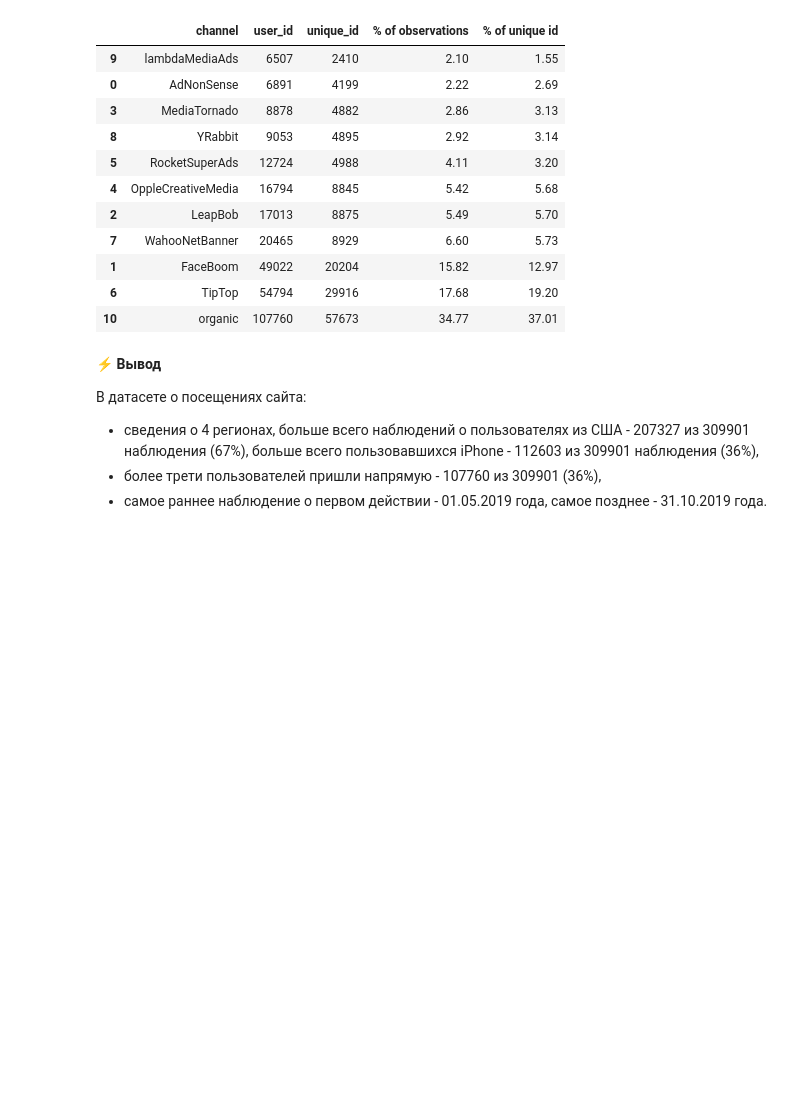
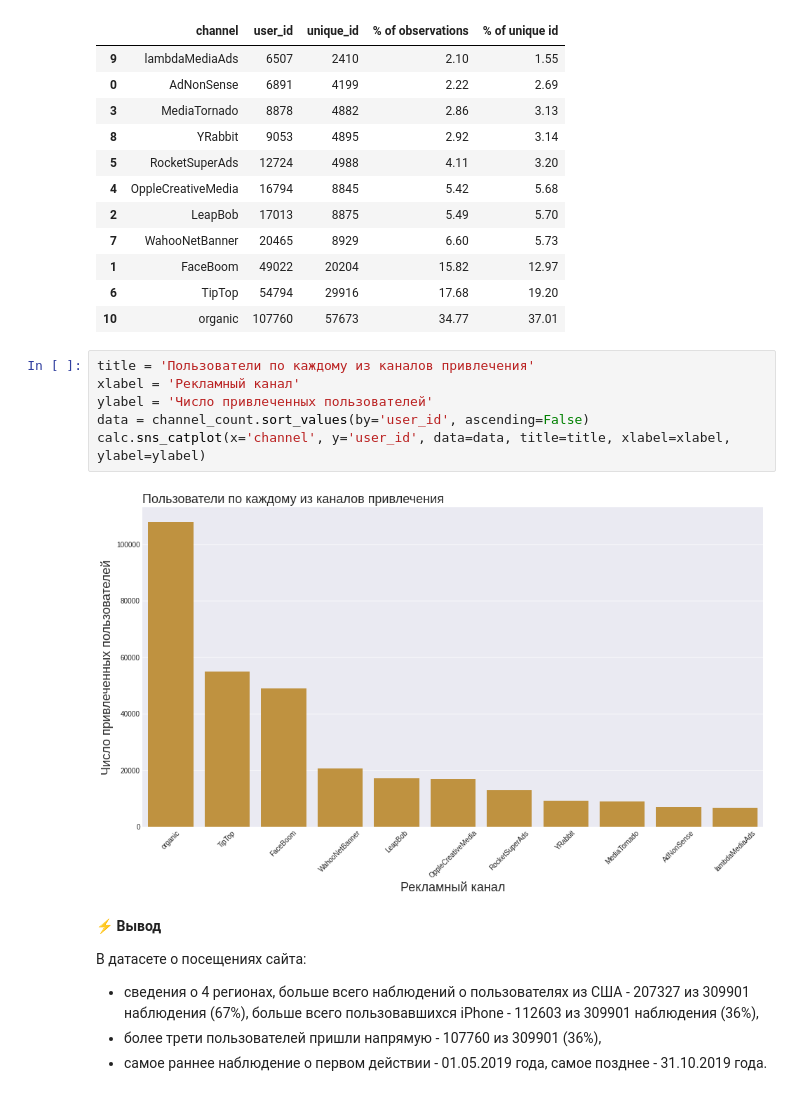
Before and after one commit to ikazman/practicum_da_projects, a Jupyter notebook: marketing_analysis/maketing_analysis.ipynb, the cells around one changed output. Cells and saved outputs as stored; diff of their text form; blank space fills up the shorter version.

Commit message:
Added new graph

```diff
--- a/marketing_analysis/maketing_analysis.ipynb
+++ b/marketing_analysis/maketing_analysis.ipynb
@@ -299,6 +299,14 @@ channel_count
 | 1 | FaceBoom | 49022 | 20204 | 15.82 | 12.97 |
 | 6 | TipTop | 54794 | 29916 | 17.68 | 19.20 |
 | 10 | organic | 107760 | 57673 | 34.77 | 37.01 |
+# %%
+title = 'Пользователи по каждому из каналов привлечения'
+xlabel = 'Рекламный канал'
+ylabel = 'Число привлеченных пользователей'
+data = channel_count.sort_values(by='user_id', ascending=False)
+calc.sns_catplot(x='channel', y='user_id', data=data, title=title, xlabel=xlabel, ylabel=ylabel)
+# %% [output]
+[figure, added]
 # %% [markdown]
 &#9889; **Вывод**
 
```
Also changed, not shown: 1 other file.
